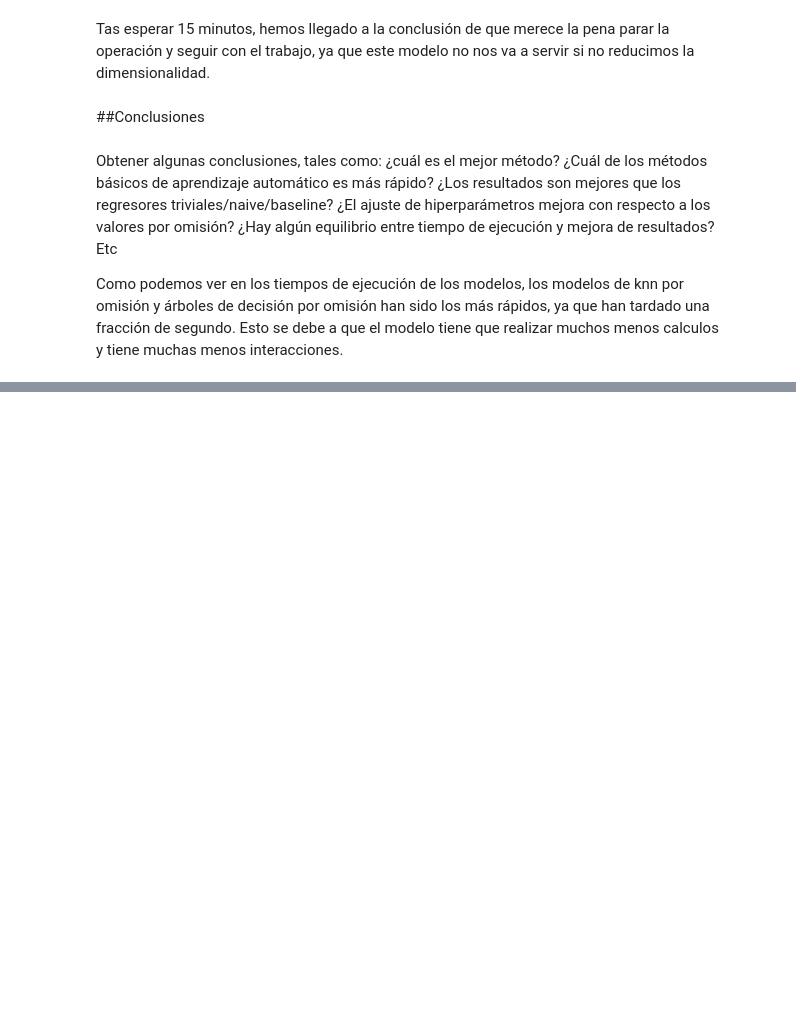
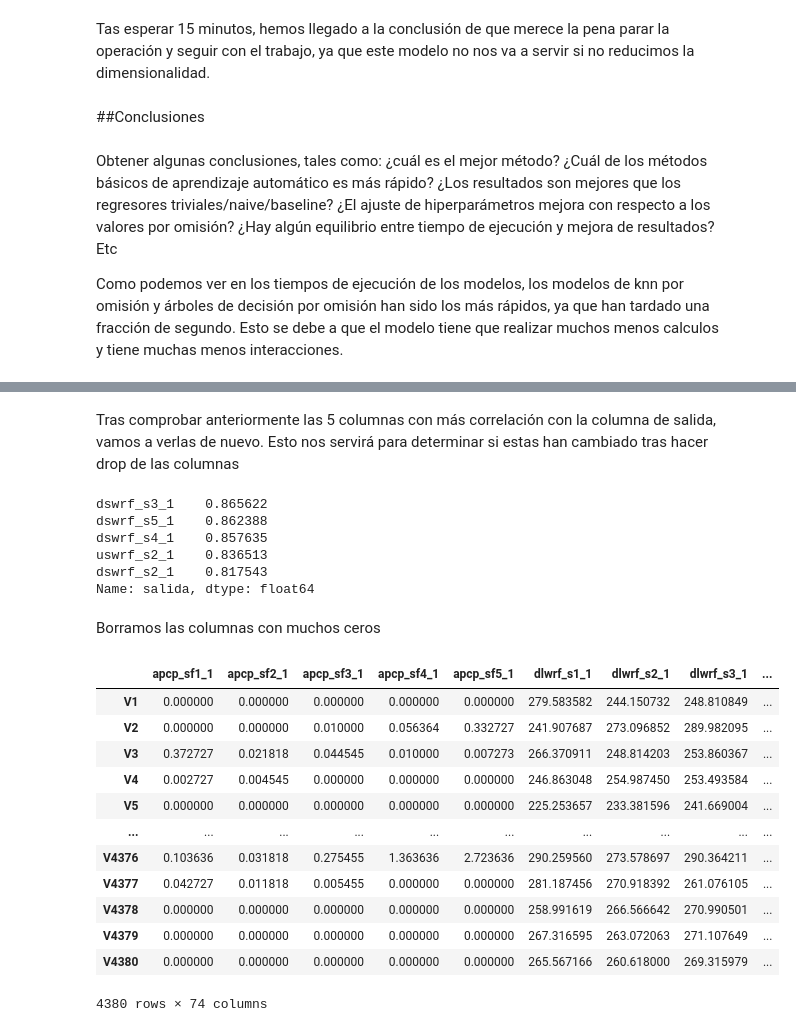
Before and after one commit to cabamarcos/Speech-, a Jupyter notebook: TrabajoFinalAA.ipynb, the cells around one changed output, grey strips where cells are left out. Drawn from its saved outputs; the diff is of its cells as text; code cells hidden in the pictures; blank space fills up the shorter version.

```diff
--- a/TrabajoFinalAA.ipynb
+++ b/TrabajoFinalAA.ipynb
@@ -626,0 +689,38 @@ Como podemos ver en los tiempos de ejecución de los modelos, los modelos de knn
+# %% [markdown]
+Tras comprobar anteriormente las 5 columnas con más correlación con la columna de salida, vamos a verlas de nuevo. Esto nos servirá para determinar si estas han cambiado tras hacer drop de las columnas
+# %%
+# Calcular la matriz de correlación
+correlaciones = datos.corr()
+
+# Seleccionar la columna de salida y ordenar las correlaciones en orden descendente
+corr_salida = correlaciones['salida'].sort_values(ascending=False)
+
+# Tomar las 5 columnas con las correlaciones más altas
+top_5 = corr_salida[1:6]  # Excluir la columna de salida
+
+print(top_5)
+# %% [output]
+dswrf_s3_1    0.865622
+dswrf_s5_1    0.862388
+dswrf_s4_1    0.857635
+uswrf_s2_1    0.836513
+dswrf_s2_1    0.817543
+Name: salida, dtype: float64
+# %% [markdown]
+Borramos las columnas con muchos ceros
+# %%
+datos.drop(['uswrf_s1_1','dswrf_s1_1'], axis=1)
+# %% [output]
+|  | apcp_sf1_1 | apcp_sf2_1 | apcp_sf3_1 | apcp_sf4_1 | apcp_sf5_1 | dlwrf_s1_1 | dlwrf_s2_1 | dlwrf_s3_1 | ... |
+| V1 | 0.000000 | 0.000000 | 0.000000 | 0.000000 | 0.000000 | 279.583582 | 244.150732 | 248.810849 | ... |
+| V2 | 0.000000 | 0.000000 | 0.010000 | 0.056364 | 0.332727 | 241.907687 | 273.096852 | 289.982095 | ... |
+| V3 | 0.372727 | 0.021818 | 0.044545 | 0.010000 | 0.007273 | 266.370911 | 248.814203 | 253.860367 | ... |
+| V4 | 0.002727 | 0.004545 | 0.000000 | 0.000000 | 0.000000 | 246.863048 | 254.987450 | 253.493584 | ... |
+| V5 | 0.000000 | 0.000000 | 0.000000 | 0.000000 | 0.000000 | 225.253657 | 233.381596 | 241.669004 | ... |
+| ... | ... | ... | ... | ... | ... | ... | ... | ... | ... |
+| V4376 | 0.103636 | 0.031818 | 0.275455 | 1.363636 | 2.723636 | 290.259560 | 273.578697 | 290.364211 | ... |
+| V4377 | 0.042727 | 0.011818 | 0.005455 | 0.000000 | 0.000000 | 281.187456 | 270.918392 | 261.076105 | ... |
+| V4378 | 0.000000 | 0.000000 | 0.000000 | 0.000000 | 0.000000 | 258.991619 | 266.566642 | 270.990501 | ... |
+| V4379 | 0.000000 | 0.000000 | 0.000000 | 0.000000 | 0.000000 | 267.316595 | 263.072063 | 271.107649 | ... |
+| V4380 | 0.000000 | 0.000000 | 0.000000 | 0.000000 | 0.000000 | 265.567166 | 260.618000 | 269.315979 | ... |
+4380 rows × 74 columns
```
Also changed, not shown: parts of 45 cells of this notebook.
